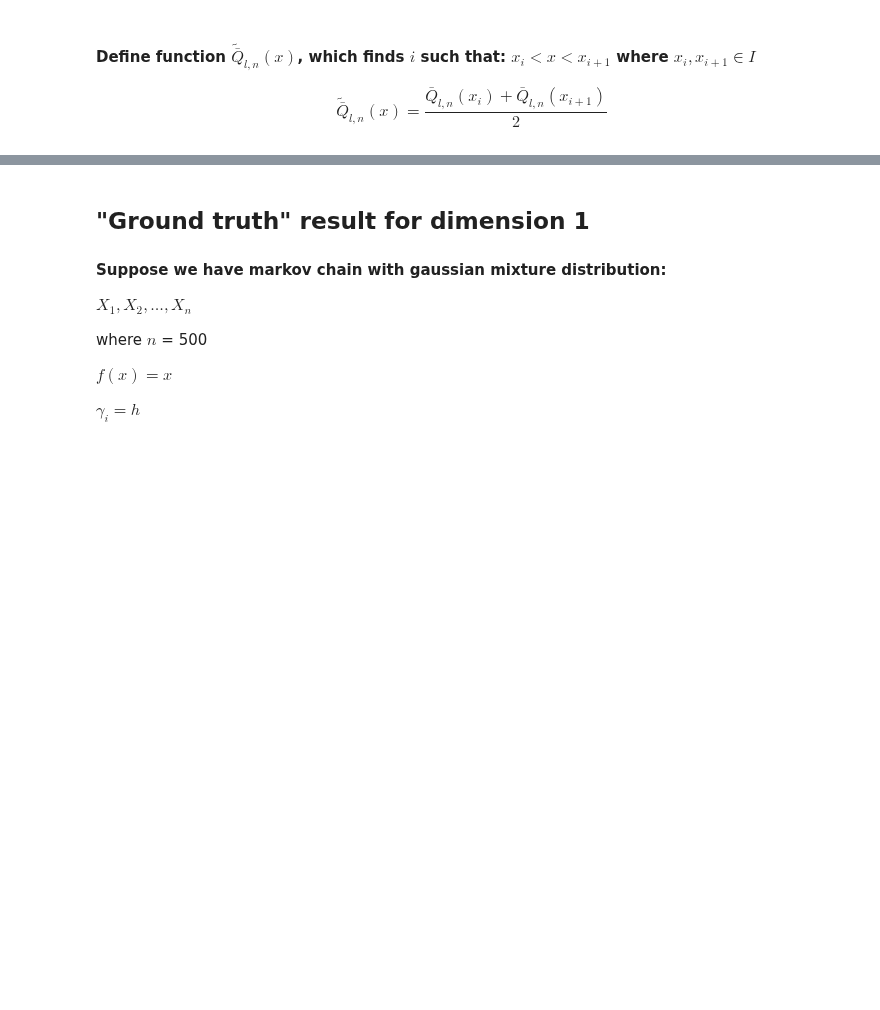
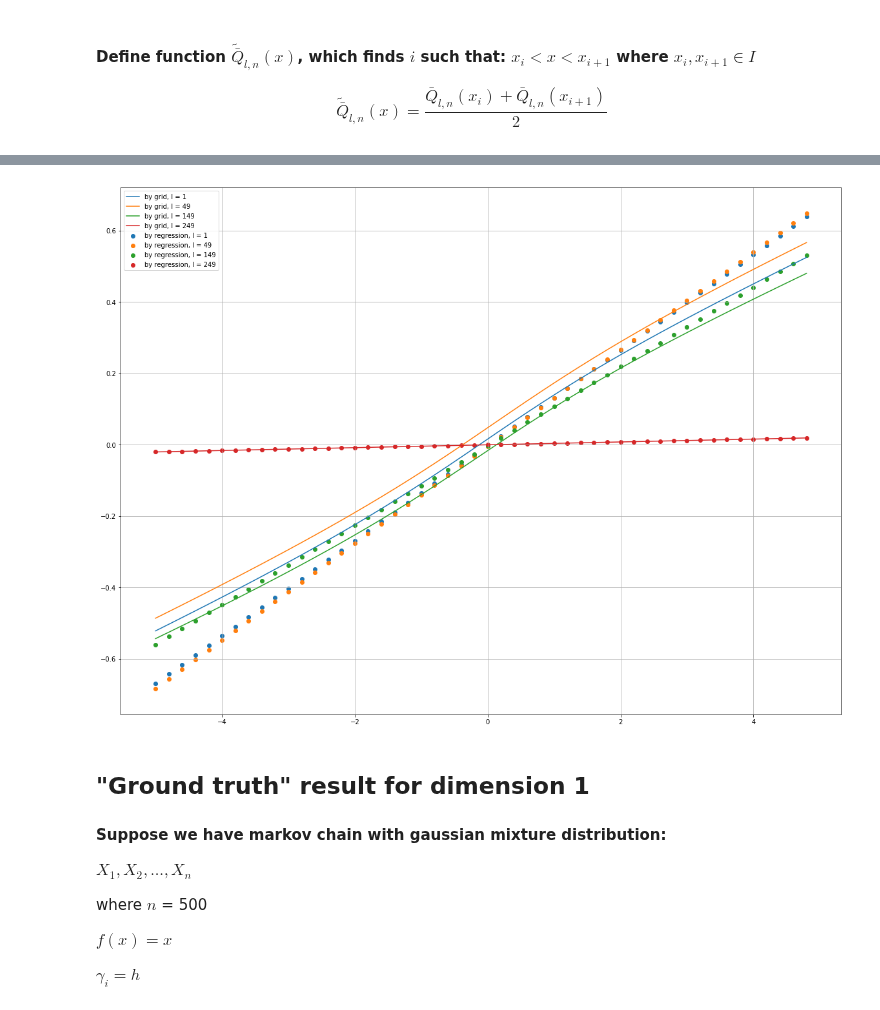
Before and after one commit to ShagadatovNurlan/VR-MCMC, a Jupyter notebook: Algo2_full_research_dimension1.ipynb, the cells around one changed output, grey strips where cells are left out. Cells and saved outputs as stored; diff of their text form; code cells hidden in the pictures; blank space fills up the shorter version.

```diff
--- a/Algo2_full_research_dimension1.ipynb
+++ b/Algo2_full_research_dimension1.ipynb
@@ -75,3 +92,33 @@ def Q_l(grid, Q_grid, x, l):
+# %%
+N_test = 50
+np.random.seed(123)
+
+XX, GG, ZZ = ULA.generate_train_trajectories(X, N_train=1000,d = dim, step = h, n = n, f_grad=f_grad)
+XX_test, GG_test, ZZ_test = ULA.generate_test_trajetories(N_test=N_test, d =dim, step=h,
+                                                          burn_in=10000, n = n, f_grad=f_grad)
+# %%
+deg = 1
+Betas, degrees = Algo2.Q_l_fit(XX, f_target="sum", max_deg = deg)
+# %%
+def Q_l_predict(x, l, Betas, max_deg):
+    poly = PolynomialFeatures(max_deg)
+    x_pol = poly.fit_transform(np.array(x).reshape(1,-1))
+    beta = Betas[l]
+    return (x_pol @ beta)
+# %%
+plt.figure(figsize=(20,15))
+q_l_predict_plot = np.zeros_like(grid)
+
+for l in [1,49,149,249]:
+    for i in range(grid.shape[0]):
+        q_l_predict_plot[i] = Q_l_predict(grid[i], l, Betas, deg)
+    plt.plot(grid, Q_grid[l], label = "by grid, l = {}".format(l))
+    plt.scatter(grid, q_l_predict_plot, label = "by regression, l = {}".format(l), )
+plt.legend()
+plt.grid()
+plt.show()
+# %% [output]
+[figure, added]
 # %% [markdown]
 ## "Ground truth" result for dimension 1
 ####  Suppose we have markov chain with gaussian mixture distribution:
```
Also changed, not shown: parts of 8 cells of this notebook.
